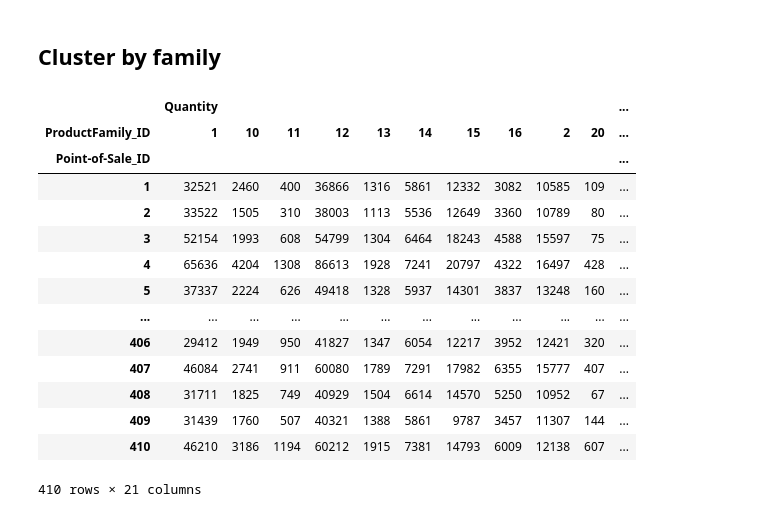
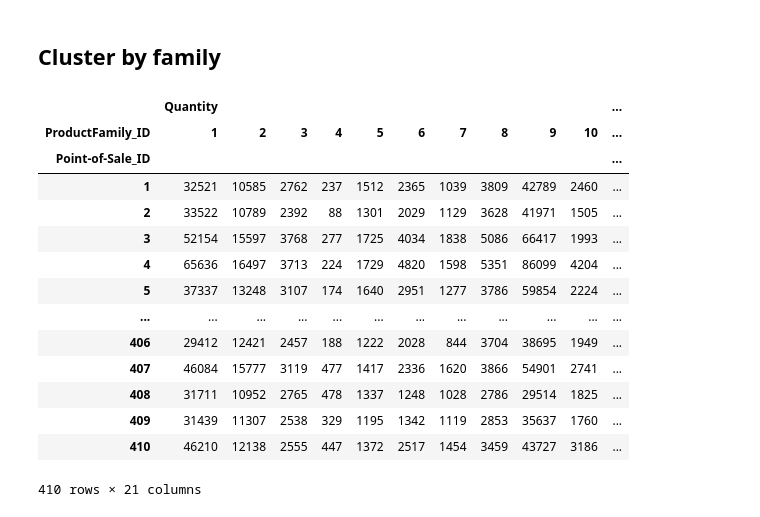
Before and after one commit to LorenzoPigozzi/Business_Cases, a Jupyter notebook: Case 5/BC5_Phuc.ipynb, the cells around one changed output. Saved outputs shown, nothing was run; the diff lists cells and outputs as text; code cells hidden in the pictures.

```diff
--- a/Case 5/BC5_Phuc.ipynb
+++ b/Case 5/BC5_Phuc.ipynb
@@ -170,3 +170,3 @@ agg_family = df.groupby(['Point-of-Sale_ID','ProductFamily_ID']).count()
 # %%
-agg_family.to_csv(r'D:\NOVAIMS_MAA\agg_family.csv')
+agg_family = pd.read_csv(r'D:\NOVAIMS_MAA\agg_family.csv')
 # %%
@@ -174,19 +174,21 @@ test_df = agg_family.reset_index()
 # %%
-pd.pivot_table(test_df, index='Point-of-Sale_ID', columns='ProductFamily_ID',
+pivot_df = pd.pivot_table(test_df, index='Point-of-Sale_ID', columns='ProductFamily_ID',
                     aggfunc=lambda x: x if len(x)>0 else 0).fillna(0)
-# %% [output]
-|  | Quantity |  |  |  |  |  |  |  |  |  | ... |
-| ProductFamily_ID | 1 | 10 | 11 | 12 | 13 | 14 | 15 | 16 | 2 | 20 | ... |
-| Point-of-Sale_ID |  |  |  |  |  |  |  |  |  |  | ... |
-| 1 | 32521 | 2460 | 400 | 36866 | 1316 | 5861 | 12332 | 3082 | 10585 | 109 | ... |
-| 2 | 33522 | 1505 | 310 | 38003 | 1113 | 5536 | 12649 | 3360 | 10789 | 80 | ... |
-| 3 | 52154 | 1993 | 608 | 54799 | 1304 | 6464 | 18243 | 4588 | 15597 | 75 | ... |
-| 4 | 65636 | 4204 | 1308 | 86613 | 1928 | 7241 | 20797 | 4322 | 16497 | 428 | ... |
-| 5 | 37337 | 2224 | 626 | 49418 | 1328 | 5937 | 14301 | 3837 | 13248 | 160 | ... |
-| ... | ... | ... | ... | ... | ... | ... | ... | ... | ... | ... | ... |
-| 406 | 29412 | 1949 | 950 | 41827 | 1347 | 6054 | 12217 | 3952 | 12421 | 320 | ... |
-| 407 | 46084 | 2741 | 911 | 60080 | 1789 | 7291 | 17982 | 6355 | 15777 | 407 | ... |
-| 408 | 31711 | 1825 | 749 | 40929 | 1504 | 6614 | 14570 | 5250 | 10952 | 67 | ... |
-| 409 | 31439 | 1760 | 507 | 40321 | 1388 | 5861 | 9787 | 3457 | 11307 | 144 | ... |
-| 410 | 46210 | 3186 | 1194 | 60212 | 1915 | 7381 | 14793 | 6009 | 12138 | 607 | ... |
-410 rows × 21 columns
+# %%
+pivot_df
+# %% [output]
+|  | Quantity |  |  |  |  |  |  |  |  |  | ... |
+| ProductFamily_ID | 1 | 2 | 3 | 4 | 5 | 6 | 7 | 8 | 9 | 10 | ... |
+| Point-of-Sale_ID |  |  |  |  |  |  |  |  |  |  | ... |
+| 1 | 32521 | 10585 | 2762 | 237 | 1512 | 2365 | 1039 | 3809 | 42789 | 2460 | ... |
+| 2 | 33522 | 10789 | 2392 | 88 | 1301 | 2029 | 1129 | 3628 | 41971 | 1505 | ... |
+| 3 | 52154 | 15597 | 3768 | 277 | 1725 | 4034 | 1838 | 5086 | 66417 | 1993 | ... |
+| 4 | 65636 | 16497 | 3713 | 224 | 1729 | 4820 | 1598 | 5351 | 86099 | 4204 | ... |
+| 5 | 37337 | 13248 | 3107 | 174 | 1640 | 2951 | 1277 | 3786 | 59854 | 2224 | ... |
+| ... | ... | ... | ... | ... | ... | ... | ... | ... | ... | ... | ... |
+| 406 | 29412 | 12421 | 2457 | 188 | 1222 | 2028 | 844 | 3704 | 38695 | 1949 | ... |
+| 407 | 46084 | 15777 | 3119 | 477 | 1417 | 2336 | 1620 | 3866 | 54901 | 2741 | ... |
+| 408 | 31711 | 10952 | 2765 | 478 | 1337 | 1248 | 1028 | 2786 | 29514 | 1825 | ... |
+| 409 | 31439 | 11307 | 2538 | 329 | 1195 | 1342 | 1119 | 2853 | 35637 | 1760 | ... |
+| 410 | 46210 | 12138 | 2555 | 447 | 1372 | 2517 | 1454 | 3459 | 43727 | 3186 | ... |
+410 rows × 21 columns
```
Also changed, not shown: parts of 11 cells of this notebook.
